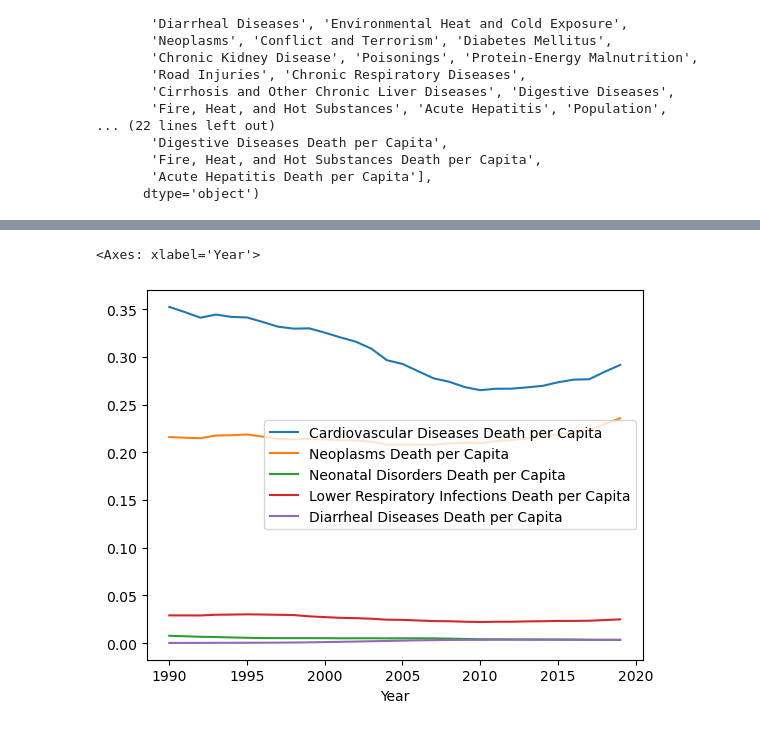
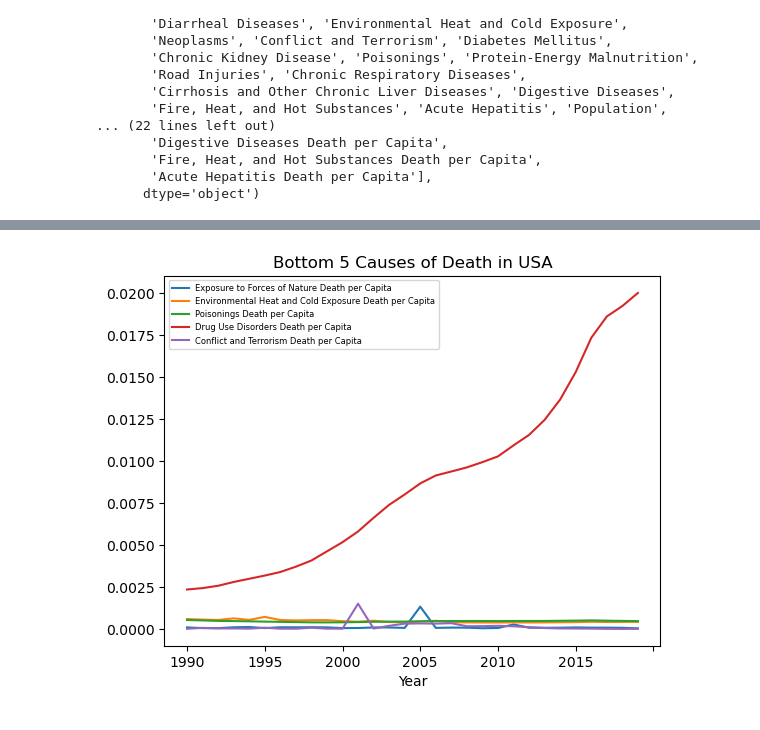
Before and after one commit to JoeyForgetabbait/Common-Causes-of-Death-, a Jupyter notebook: Cause of Death Analysis/CommonCausesofDeath.ipynb, the cells around one changed output, grey strips where cells are left out. Drawn from its saved outputs; the diff is of its cells as text; code cells hidden in the pictures.

```diff
--- a/Cause of Death Analysis/CommonCausesofDeath.ipynb
+++ b/Cause of Death Analysis/CommonCausesofDeath.ipynb
@@ -200,7 +246,7 @@ bottom_death_country_year
 4584 rows × 5 columns
 # %%
 #making a df for deaths per capita
-per_capita_death_df=cause_aid_pop_df[['Code','Year','Meningitis',
+per_capita_death_df=cause_pop_df[['Code','Year','Meningitis',
        "Alzheimer's Disease and Other Dementias", "Parkinson's Disease",
        'Nutritional Deficiencies', 'Malaria', 'Drowning',
        'Interpersonal Violence', 'Maternal Disorders', 'HIV/AIDS',
@@ -234,0 +281,15 @@ display(per_capita_death_df)
+# %%
+#for a per captia population by aid correlation.
+
+percapita_aid_pop_df=cause_aid_pop_df[['Code','Population','Current Amount of Aid Given by US ($USD)']].set_index("Code")
+
+#need to itterate over the columns and divide each death column by the population i would assume its some sort of for loop
+# per_capita_death_df['Meningitis Death per Capita']=per_capita_death_df['Meningitis']/per_capita_death_df['Population']
+#display(per_capita_death_df)
+
+#adding columns for death per capita for each cause of death and the data in those new columns
+clm_list=percapita_aid_pop_df.columns.values
+for column in clm_list[1:(len(clm_list)-1)]:
+    percapita_aid_pop_df[f'{column} Current Amount of Aid Given by US ($USD)']=percapita_aid_pop_df[column]/percapita_aid_pop_df['Population']*100
+
+percapita_aid_pop_df.columns
@@ -259,7 +322,7 @@ Index(['Year', 'Meningitis', 'Alzheimer's Disease and Other Dementias',
       dtype='object')
 # %%
 #create a new df with just death per capita stats
-death_per_capita_df=per_capita_death_df[['Year','Meningitis Death per Capita',
+death_per_capita_list=['Year','Meningitis Death per Capita',
        "Alzheimer's Disease and Other Dementias Death per Capita",
        "Parkinson's Disease Death per Capita",
        'Nutritional Deficiencies Death per Capita', 'Malaria Death per Capita',
@@ -283,8 +346,9 @@ death_per_capita_df=per_capita_death_df[['Year','Meningitis Death per Capita',
        'Cirrhosis and Other Chronic Liver Diseases Death per Capita',
        'Digestive Diseases Death per Capita',
        'Fire, Heat, and Hot Substances Death per Capita',
-       'Acute Hepatitis Death per Capita','Population']]
-death_per_capita_df.head(5)
+       'Acute Hepatitis Death per Capita','Population']
+death_per_capita_df=per_capita_death_df[death_per_capita_list]
+death_per_capita_df
 # %% [output]
 |  | Year | Meningitis Death per Capita | Alzheimer's Disease and Other Dem... | Parkinson's Disease Death per Capita | Nutritional Deficiencies Death pe... | ... |
 | Code |  |  |  |  |  | ... |
@@ -320 +374,8 @@ afg_death
+# %%
+#function to find bottom deaths of slected country
+bottom_deaths=['Year','Exposure to Forces of Nature Death per Capita', 'Environmental Heat and Cold Exposure Death per Capita',
+       'Poisonings Death per Capita', 'Drug Use Disorders Death per Capita', 'Conflict and Terrorism Death per Capita']
+def bottom_death_of_country (code):
+    bottom =death_per_capita_df.loc[(death_per_capita_df.index.values==code)]
+    return bottom[bottom_deaths]
 # %%
@@ -391,5 +650,8 @@ usa_death_top
 # %%
-usa_death_top.plot(x='Year')
+#plot of the bottom 5 causes of death from 1990-2019 looking at it per capita this time in USA
+bottom_usa=bottom_death_of_country('USA')
+bottom_usa.sort_values('Year',inplace=True)
+bottom_usa.plot(x='Year',title='Bottom 5 Causes of Death in USA').legend(fontsize=6, loc="best")
+plt.show()
 # %% [output]
-<Axes: xlabel='Year'>
-[figure, old version]
+[figure, new version]
```
Also changed, not shown: parts of 34 cells of this notebook.
